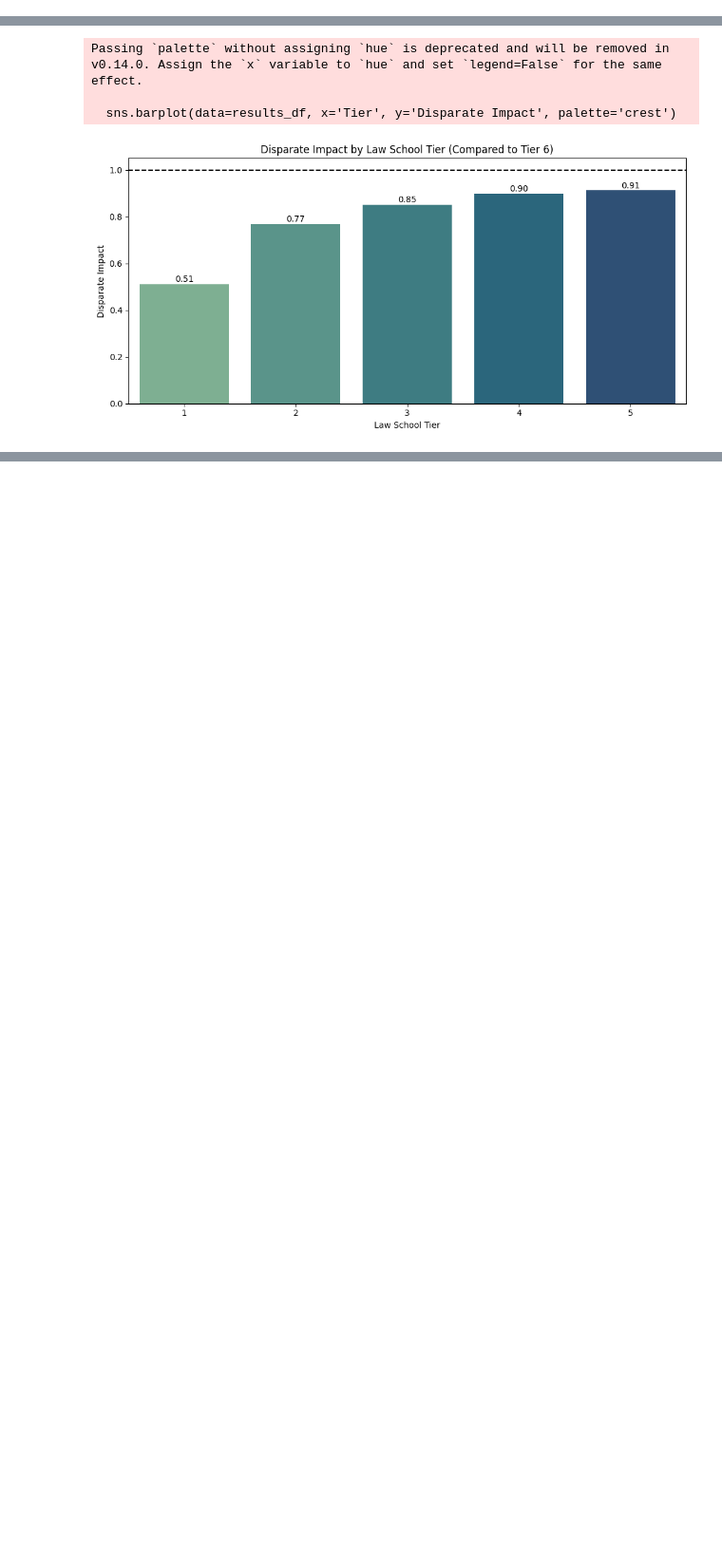
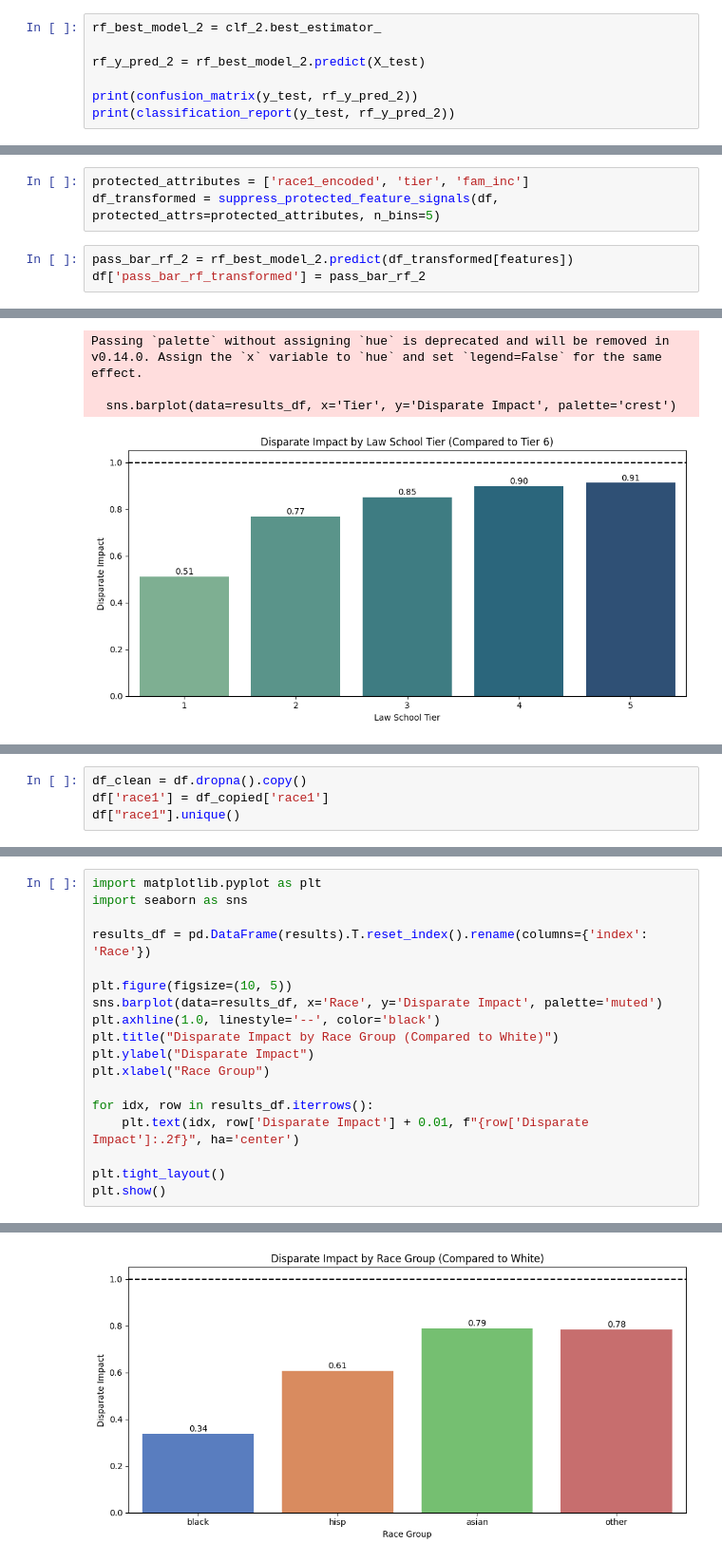
Before and after one commit to fedemarchits/ML-Bias-Mitigation, a Jupyter notebook: random_forest_mitigation.ipynb, the cells around one changed output, grey strips where cells are left out. Shown: that part at 95% size. Saved outputs shown, nothing was run; the diff lists cells and outputs as text; blank space fills up the shorter version.

```diff
--- a/random_forest_mitigation.ipynb
+++ b/random_forest_mitigation.ipynb
@@ -183,0 +230,7 @@ weighted avg       0.94      0.83      0.87      4415
+# %%
+rf_best_model_2 = clf_2.best_estimator_
+
+rf_y_pred_2 = rf_best_model_2.predict(X_test)
+
+print(confusion_matrix(y_test, rf_y_pred_2))
+print(classification_report(y_test, rf_y_pred_2))
@@ -255,6 +286,12 @@ Try using .loc[row_indexer,col_indexer] = value instead
 
 See the caveats in the documentation: https://pandas.pydata.org/pandas-docs/stable/user_guide/indexing.html#returning-a-view-versus-a-copy
   df['pass_bar_rf_weighted'] = pass_bar_rf_race
+# %%
+protected_attributes = ['race1_encoded', 'tier', 'fam_inc']
+df_transformed = suppress_protected_feature_signals(df, protected_attrs=protected_attributes, n_bins=5)
+# %%
+pass_bar_rf_2 = rf_best_model_2.predict(df_transformed[features])
+df['pass_bar_rf_transformed'] = pass_bar_rf_2
 # %% [markdown]
 # Check for bias
 # %%
@@ -452,0 +492,4 @@ Passing `palette` without assigning `hue` is deprecated and will be removed in v
+# %%
+df_clean = df.dropna().copy()
+df['race1'] = df_copied['race1']
+df["race1"].unique()
@@ -452,0 +537,19 @@ Passing `palette` without assigning `hue` is deprecated and will be removed in v
+# %%
+import matplotlib.pyplot as plt
+import seaborn as sns
+
+results_df = pd.DataFrame(results).T.reset_index().rename(columns={'index': 'Race'})
+
+plt.figure(figsize=(10, 5))
+sns.barplot(data=results_df, x='Race', y='Disparate Impact', palette='muted')
+plt.axhline(1.0, linestyle='--', color='black')
+plt.title("Disparate Impact by Race Group (Compared to White)")
+plt.ylabel("Disparate Impact")
+plt.xlabel("Race Group")
+
+for idx, row in results_df.iterrows():
+    plt.text(idx, row['Disparate Impact'] + 0.01, f"{row['Disparate Impact']:.2f}", ha='center')
+
+plt.tight_layout()
+plt.show()
+# %% [output]
@@ -452,0 +559 @@ Passing `palette` without assigning `hue` is deprecated and will be removed in v
+[figure, added]
```
Also changed, not shown: parts of 15 cells of this notebook.
